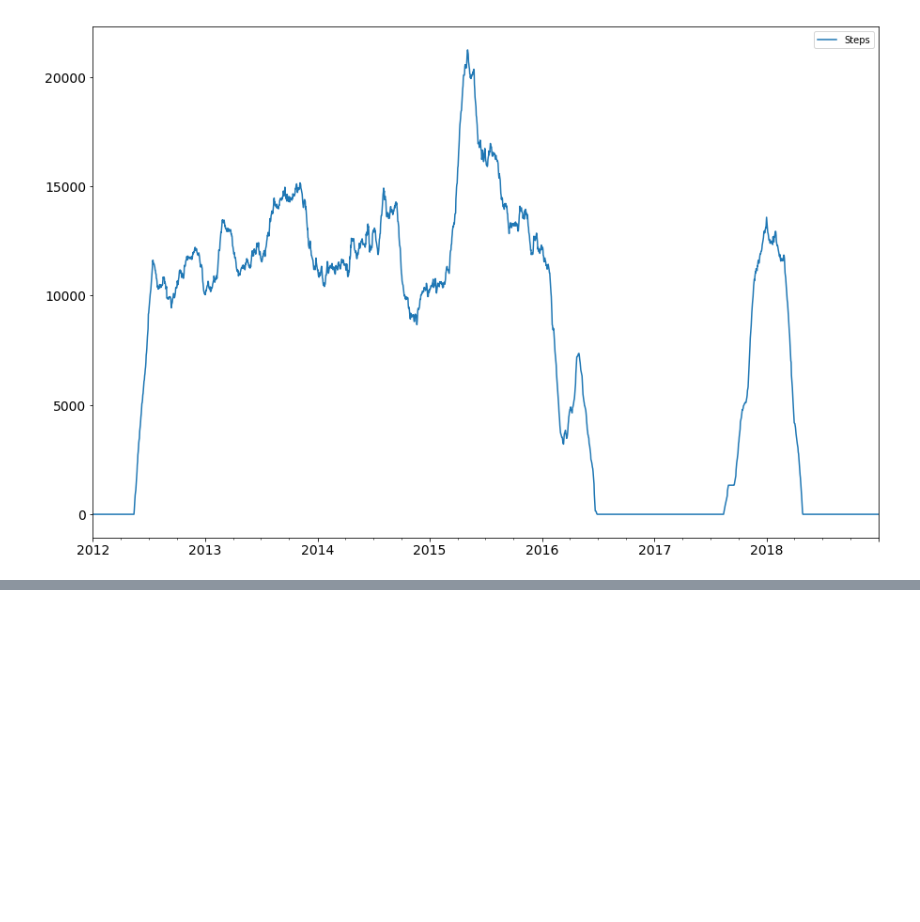
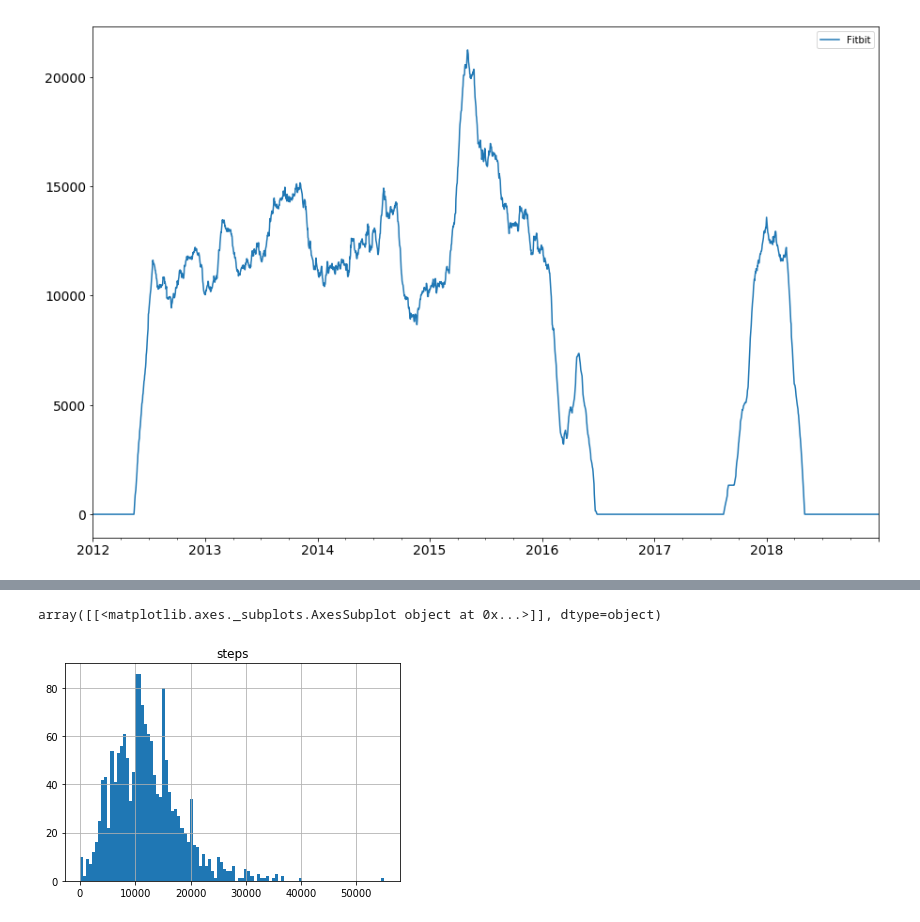
Before and after one commit to gedankenstuecke/activity_tracking, a Jupyter notebook: ohjh_notebooks/exploring_notebooks_fitbit.ipynb, the cells around one changed output, grey strips where cells are left out. Cells and saved outputs as stored; diff of their text form; code cells hidden in the pictures; blank space fills up the shorter version.

Commit message:
more fitbit analysis

```diff
--- a/ohjh_notebooks/exploring_notebooks_fitbit.ipynb
+++ b/ohjh_notebooks/exploring_notebooks_fitbit.ipynb
@@ -48,6 +60,9 @@ Let's iterate again and grab ouy fitbit data
 for f in user['data']:
     if f['source'] == "fitbit":
         fitbit_download_url = f['download_url']
+        break
+if not fitbit_download_url:
+    print("NO FITBIT DATA FOUND!")
 # %% [markdown]
 To download the data we can use `requests` and subsequently convert the downloaded content into a `JSON` object
 # %%
@@ -65,16 +82,17 @@ for year in fitbit['tracker-steps']:
     for entry in fitbit['tracker-steps'][year]['activities-tracker-steps']:
         dates.append(datetime.datetime.strptime(entry['dateTime'], '%Y-%m-%d'))
         steps.append(int(entry['value']))
-df = pd.DataFrame(data = {'date': dates,
+        heart.append(entry)
+fitbit_df = pd.DataFrame(data = {'date': dates,
                           'steps': steps})
-df.sort_values(by=['date'],inplace=True)
-df.index = df["date"]
+fitbit_df.sort_values(by=['date'],inplace=True)
+fitbit_df.index = fitbit_df["date"]
 
-df = df.groupby(df.index.date).sum()
-df.index = pd.to_datetime(df.index)
-dfr = df.rolling('60d').mean()
-pt = dfr.plot(y=['steps'],figsize=(15,10),fontsize=14)
-pt.legend(["Steps"])
+fitbit_df = fitbit_df.groupby(fitbit_df.index.date).sum()
+fitbit_df.index = pd.to_datetime(fitbit_df.index)
+fitbit_dfr = fitbit_df.rolling('60d').mean()
+fitbit_pt = fitbit_dfr.plot(y=['steps'],figsize=(15,10),fontsize=14)
+fitbit_pt.legend(["Fitbit"])
 # %% [output]
 <matplotlib.legend.Legend at 0x...>
 [figure]
@@ -80,0 +103,6 @@ pt.legend(["Steps"])
+# %%
+fitbit_df = fitbit_df.replace(0, np.nan)
+fitbit_df.hist(bins=100)
+# %% [output]
+array([[<matplotlib.axes._subplots.AxesSubplot object at 0x...>]], dtype=object)
+[figure, added]
```
Also changed, not shown: parts of 15 cells of this notebook.
